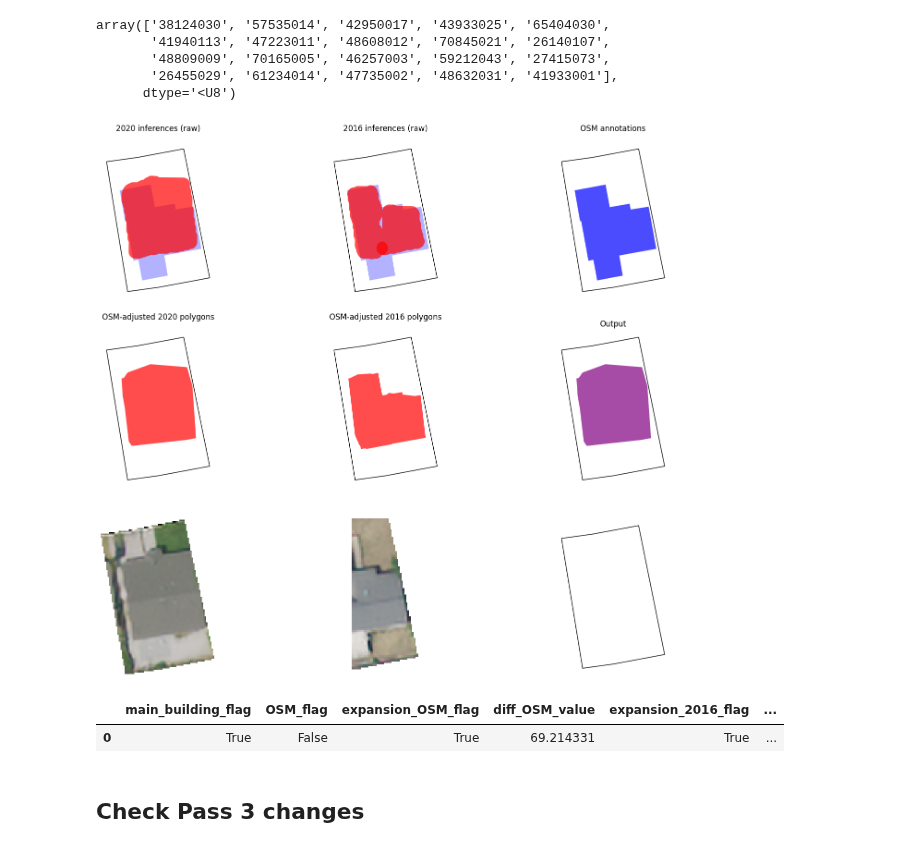
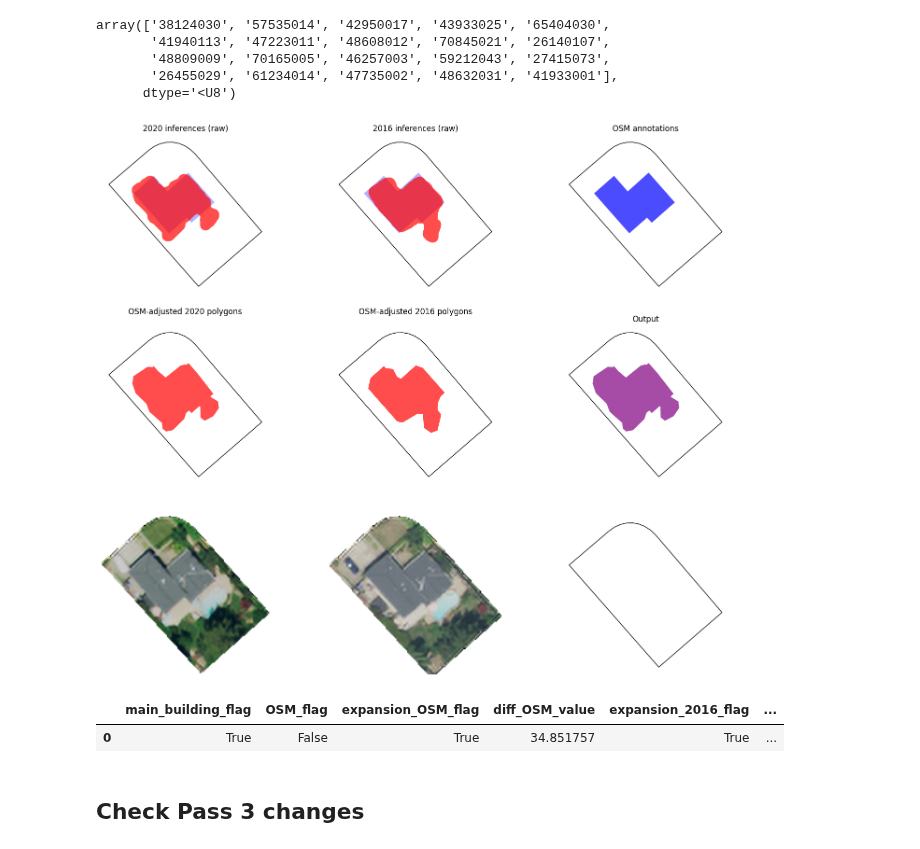
Before and after one commit to reglab/rgb-footprint-extract, a Jupyter notebook: naip_process/ADU_permit_matching.ipynb, the cells around one changed output. Saved outputs shown, nothing was run; the diff lists cells and outputs as text; code cells hidden in the pictures.

```diff
--- a/naip_process/ADU_permit_matching.ipynb
+++ b/naip_process/ADU_permit_matching.ipynb
@@ -737,12 +736,12 @@ array(['38124030', '57535014', '42950017', '43933025', '65404030',
       dtype='<U8')
 # %%
 run_osm_apn_full_detail(
-    parcel_apn='41933001', area_threshold=30, flatten_threshold=0.85,
+    parcel_apn='57535014', area_threshold=30, flatten_threshold=0.85,
     sat_imagery={'img_fp': IMG_FP, 'tif_fp': TIF_FP, 'sj_parcels_res': sj_parcels_res, 'tiles_gdf': tiles_gdf})
 # %% [output]
-[figure, old version]
+[figure, new version]
 |  | main_building_flag | OSM_flag | expansion_OSM_flag | diff_OSM_value | expansion_2016_flag | ... |
-| 0 | True | False | True | 69.214331 | True | ... |
+| 0 | True | False | True | 34.851757 | True | ... |
 # %%
 # Check
 #parcel_apn='48114037'
```
Also changed, not shown: parts of 4 cells of this notebook, 1 other file.
